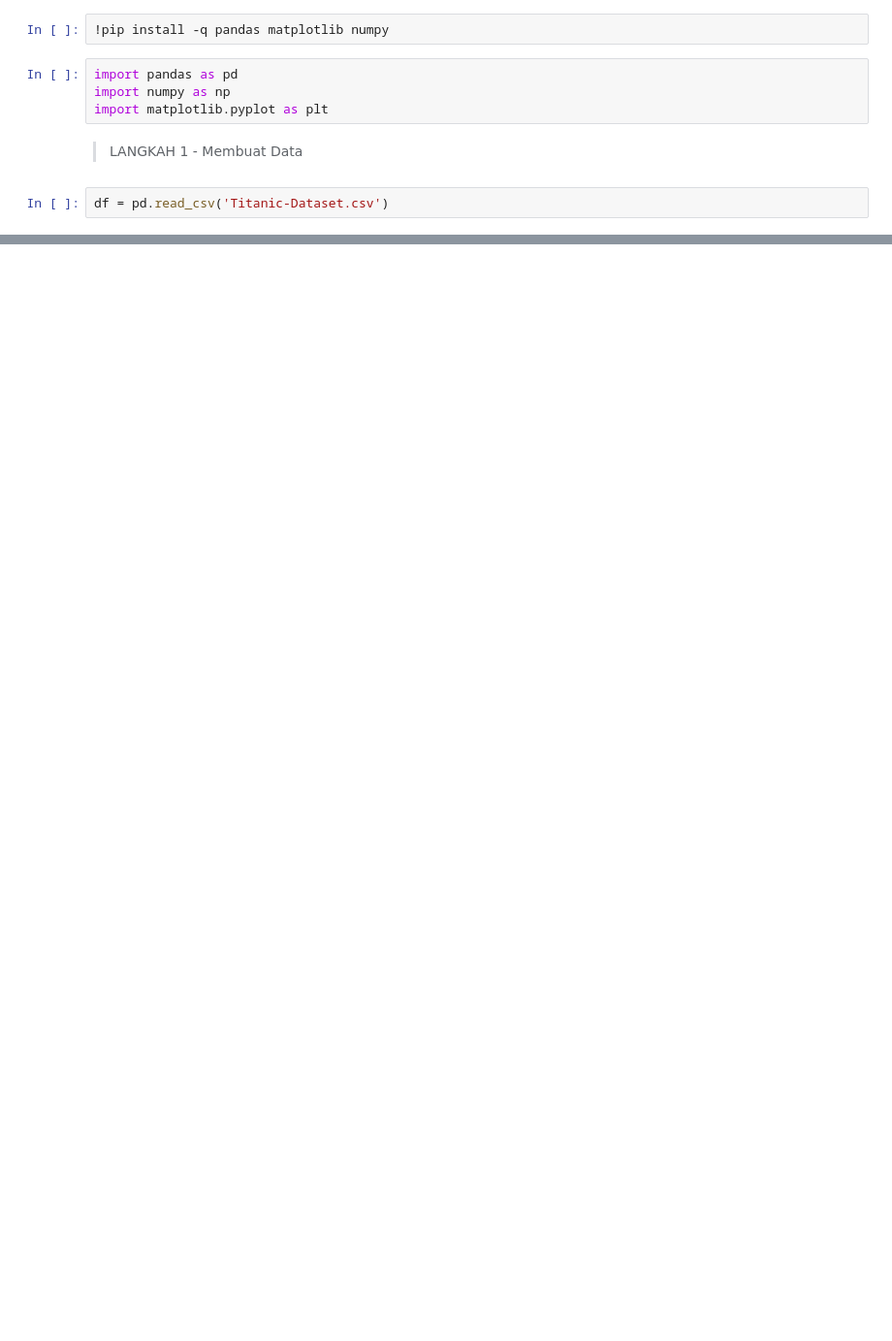
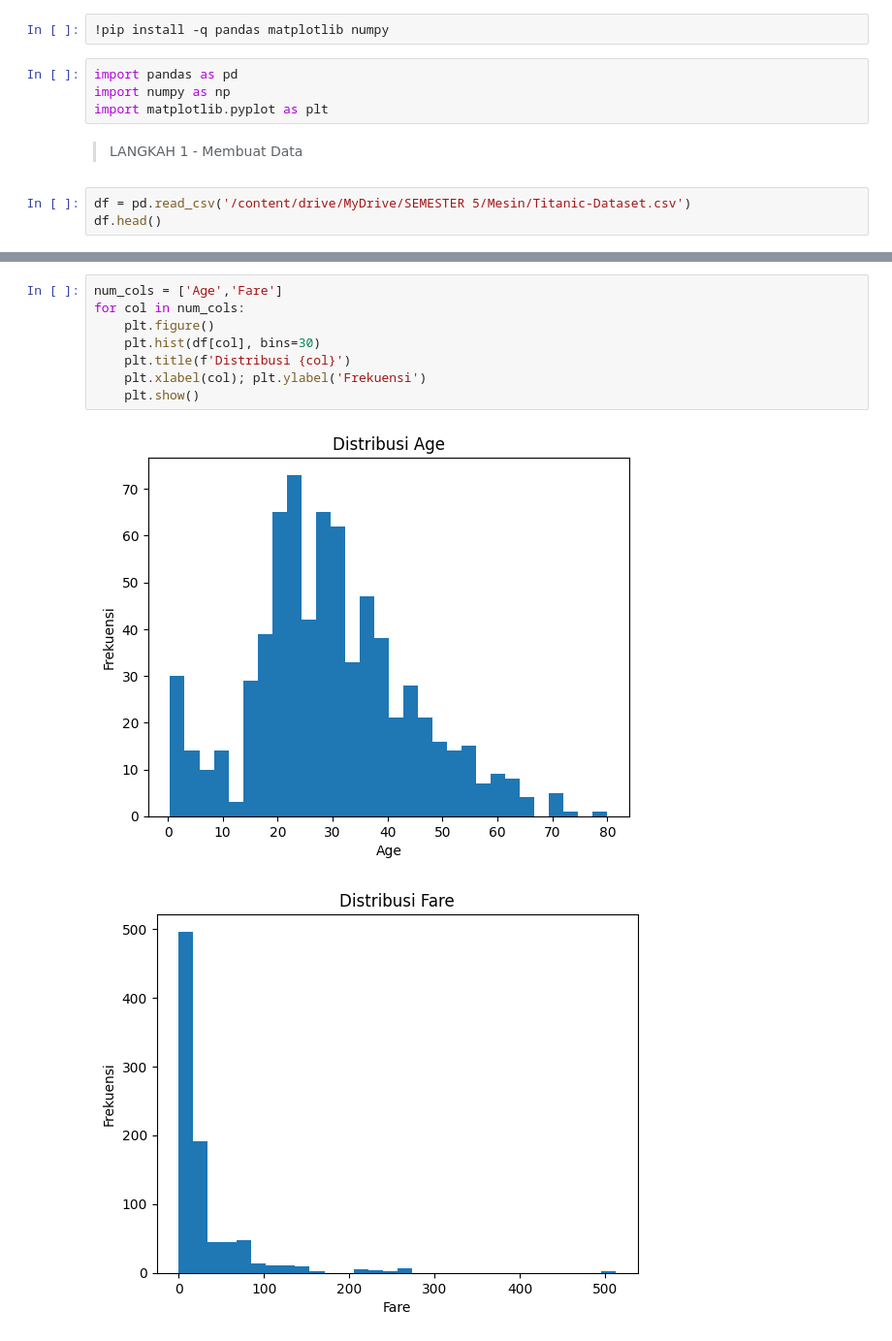
Before and after one commit to Faiva-404/PemMes-Ganjil-2026, a Jupyter notebook: JS02.ipynb, the cells around one changed output, grey strips where cells are left out. Shown at 97% size. Drawn from its saved outputs; the diff is of its cells as text; blank space fills up the shorter version.

```diff
--- a/JS02.ipynb
+++ b/JS02.ipynb
@@ -11,5 +15,6 @@ import matplotlib.pyplot as plt
 
 > LANGKAH 1 - Membuat Data
 # %%
-df = pd.read_csv('Titanic-Dataset.csv')
+df = pd.read_csv('/content/drive/MyDrive/SEMESTER 5/Mesin/Titanic-Dataset.csv')
+df.head()
 # %% [output]
@@ -16,0 +107,11 @@ FileNotFoundError: [Errno 2] No such file or directory: 'Titanic-Dataset.csv'
+# %%
+num_cols = ['Age','Fare']
+for col in num_cols:
+    plt.figure()
+    plt.hist(df[col], bins=30)
+    plt.title(f'Distribusi {col}')
+    plt.xlabel(col); plt.ylabel('Frekuensi')
+    plt.show()
+# %% [output]
+[figure, added]
+[figure, added]
```
Also changed, not shown: parts of 50 cells of this notebook.
